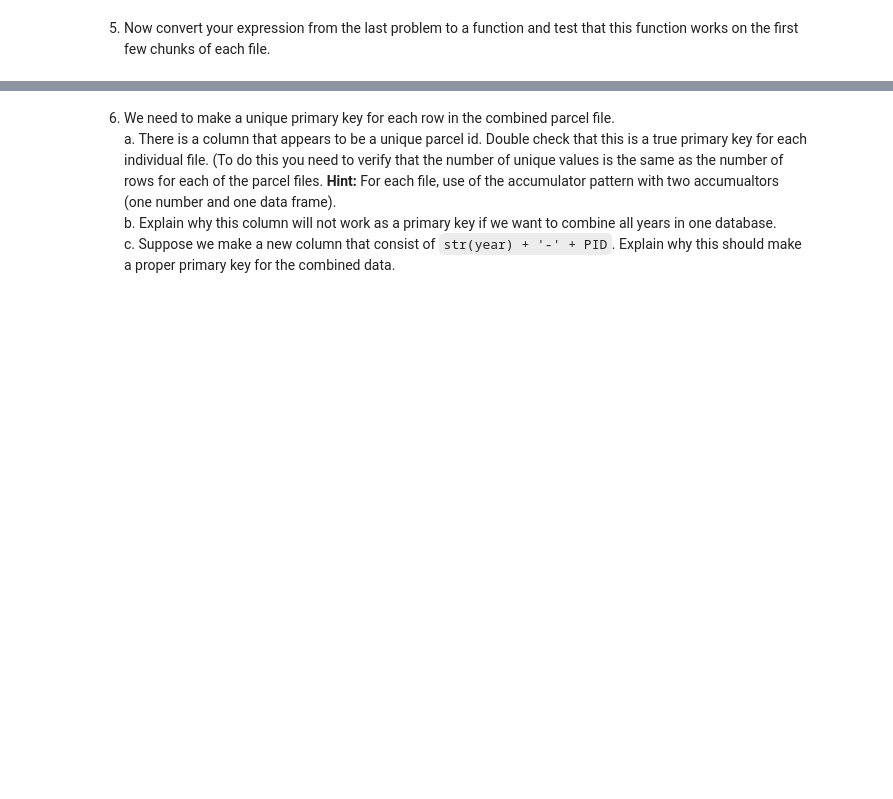
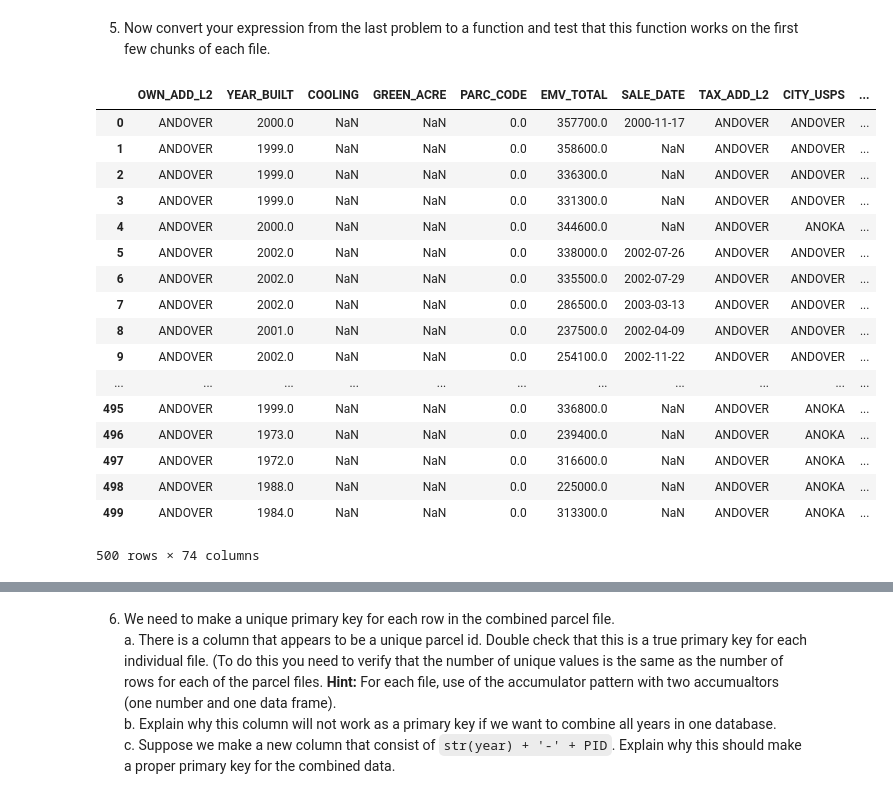
Before and after one commit to reaganbuske/DSCI430, a Jupyter notebook: project_1_part_4_RB.ipynb, the cells around one changed output, grey strips where cells are left out. Saved outputs shown, nothing was run; the diff lists cells and outputs as text; code cells hidden in the pictures; blank space fills up the shorter version.

```diff
--- a/project_1_part_4_RB.ipynb
+++ b/project_1_part_4_RB.ipynb
@@ -86,2 +136,34 @@ firstchunk
 # %% [markdown]
 5. Now convert your expression from the last problem to a function and test that this function works on the first few chunks of each file.
+# %%
+def addcolumns(chunk):
+    return (chunk
+             >> select(common_columns)
+             >> mutate(lat_long = pd.Series(zip(chunk.centroid_lat, chunk.centroid_long)))
+             >> mutate(lake_code = recode(X.lat_long, latlong_to_code))
+             >> mutate(lake_name = recode(X.lake_code, code_to_name))
+             >> mutate(parcel_dist_to_lake = recode(X.lat_long, latlong_to_distance))
+             #>> filter_by(X.parcel_dist_to_lake <= 1600)
+      )
+# %%
+ch = first(fileiterator[2])
+addcolumns(ch)
+# %% [output]
+|  | OWN_ADD_L2 | YEAR_BUILT | COOLING | GREEN_ACRE | PARC_CODE | EMV_TOTAL | SALE_DATE | TAX_ADD_L2 | CITY_USPS | ... |
+| 0 | ANDOVER | 2000.0 | NaN | NaN | 0.0 | 357700.0 | 2000-11-17 | ANDOVER | ANDOVER | ... |
+| 1 | ANDOVER | 1999.0 | NaN | NaN | 0.0 | 358600.0 | NaN | ANDOVER | ANDOVER | ... |
+| 2 | ANDOVER | 1999.0 | NaN | NaN | 0.0 | 336300.0 | NaN | ANDOVER | ANDOVER | ... |
+| 3 | ANDOVER | 1999.0 | NaN | NaN | 0.0 | 331300.0 | NaN | ANDOVER | ANDOVER | ... |
+| 4 | ANDOVER | 2000.0 | NaN | NaN | 0.0 | 344600.0 | NaN | ANDOVER | ANOKA | ... |
+| 5 | ANDOVER | 2002.0 | NaN | NaN | 0.0 | 338000.0 | 2002-07-26 | ANDOVER | ANDOVER | ... |
+| 6 | ANDOVER | 2002.0 | NaN | NaN | 0.0 | 335500.0 | 2002-07-29 | ANDOVER | ANDOVER | ... |
+| 7 | ANDOVER | 2002.0 | NaN | NaN | 0.0 | 286500.0 | 2003-03-13 | ANDOVER | ANDOVER | ... |
+| 8 | ANDOVER | 2001.0 | NaN | NaN | 0.0 | 237500.0 | 2002-04-09 | ANDOVER | ANDOVER | ... |
+| 9 | ANDOVER | 2002.0 | NaN | NaN | 0.0 | 254100.0 | 2002-11-22 | ANDOVER | ANDOVER | ... |
+| ... | ... | ... | ... | ... | ... | ... | ... | ... | ... | ... |
+| 495 | ANDOVER | 1999.0 | NaN | NaN | 0.0 | 336800.0 | NaN | ANDOVER | ANOKA | ... |
+| 496 | ANDOVER | 1973.0 | NaN | NaN | 0.0 | 239400.0 | NaN | ANDOVER | ANOKA | ... |
+| 497 | ANDOVER | 1972.0 | NaN | NaN | 0.0 | 316600.0 | NaN | ANDOVER | ANOKA | ... |
+| 498 | ANDOVER | 1988.0 | NaN | NaN | 0.0 | 225000.0 | NaN | ANDOVER | ANOKA | ... |
+| 499 | ANDOVER | 1984.0 | NaN | NaN | 0.0 | 313300.0 | NaN | ANDOVER | ANOKA | ... |
+500 rows × 74 columns
```
Also changed, not shown: parts of 13 cells of this notebook, 2 other files.
